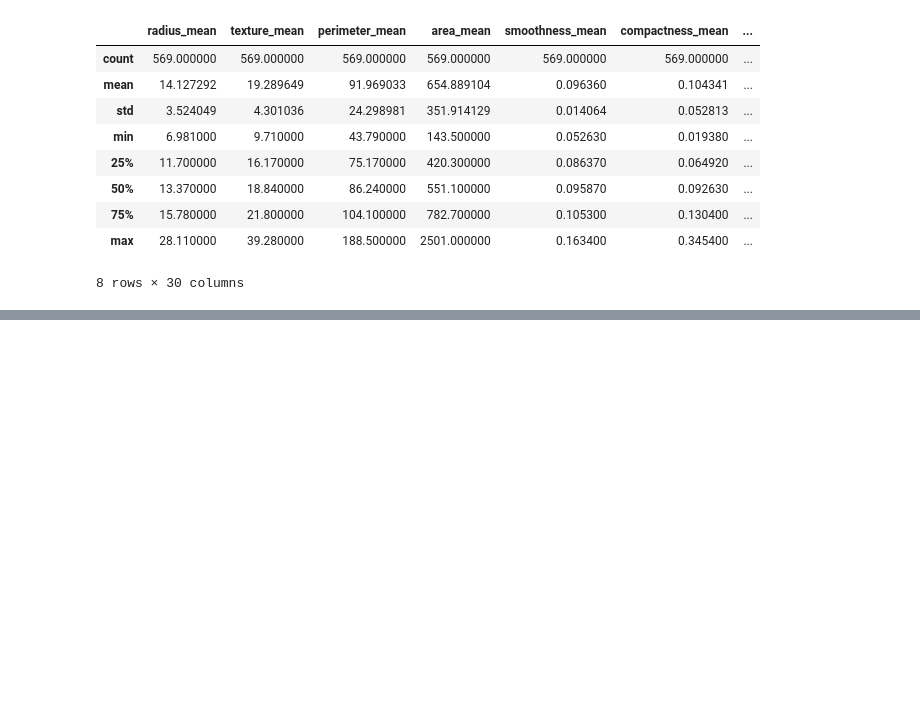
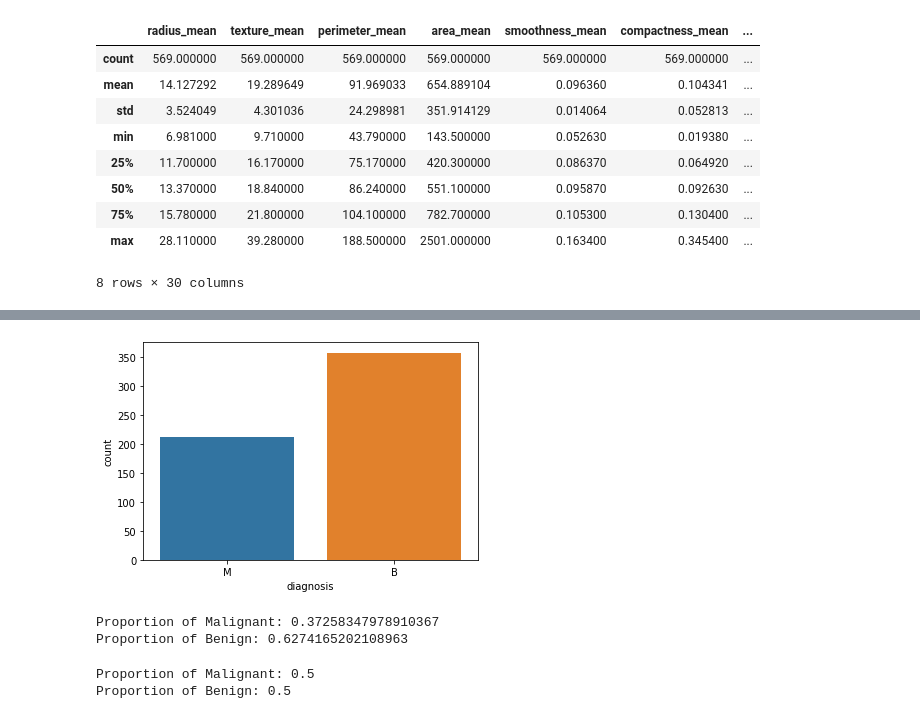
Before and after one commit to Sarah-Jasim/ENGG680_Breast-Cancer-detection-using-machine-learning, a Jupyter notebook: 680_Project_main.ipynb, the cells around one changed output, grey strips where cells are left out. Drawn from its saved outputs; the diff is of its cells as text; code cells hidden in the pictures; blank space fills up the shorter version.

```diff
--- a/680_Project_main.ipynb
+++ b/680_Project_main.ipynb
@@ -97,0 +85,18 @@ plt.show()
+# %%
+sns.countplot(x='diagnosis', data=df_train);
+# %% [output]
+[figure, added]
+# %%
+# Convert 'diagnosis' column to numerical representation (e.g., 0 and 1)
+df_train['diagnosis_numeric'] = pd.factorize(df_train['diagnosis'])[0]
+
+# Calculate the proportion
+proportion_Malignant = df_train['diagnosis'].value_counts(normalize=True)['M']
+proportion_Benign = df_train['diagnosis'].value_counts(normalize=True)['B']
+
+# Print the proportions
+print("Proportion of Malignant:", proportion_Malignant)
+print("Proportion of Benign:", proportion_Benign)
+# %% [output]
+Proportion of Malignant: 0.37258347978910367
+Proportion of Benign: 0.6274165202108963
@@ -97,0 +117,11 @@ plt.show()
+# %%
+# Calculate the proportion
+proportion_Malignant = df_train_balanced['diagnosis_numeric'].value_counts(normalize=True)[1]
+proportion_Benign = df_train_balanced['diagnosis_numeric'].value_counts(normalize=True)[0]
+
+# Print the proportions
+print("Proportion of Malignant:", proportion_Malignant)
+print("Proportion of Benign:", proportion_Benign)
+# %% [output]
+Proportion of Malignant: 0.5
+Proportion of Benign: 0.5
```
Also changed, not shown: parts of 15 cells of this notebook.
